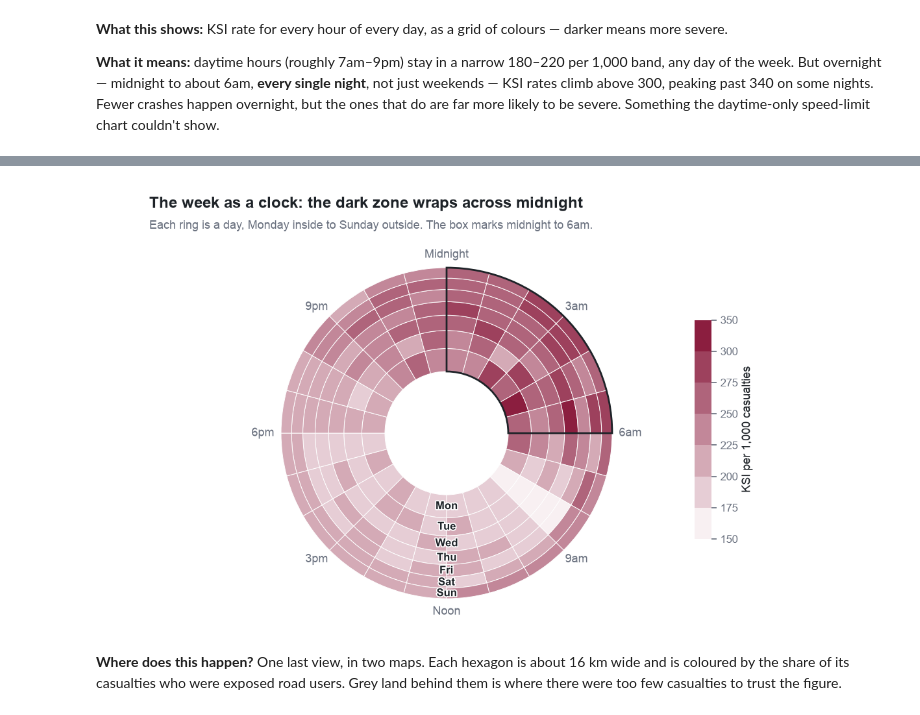
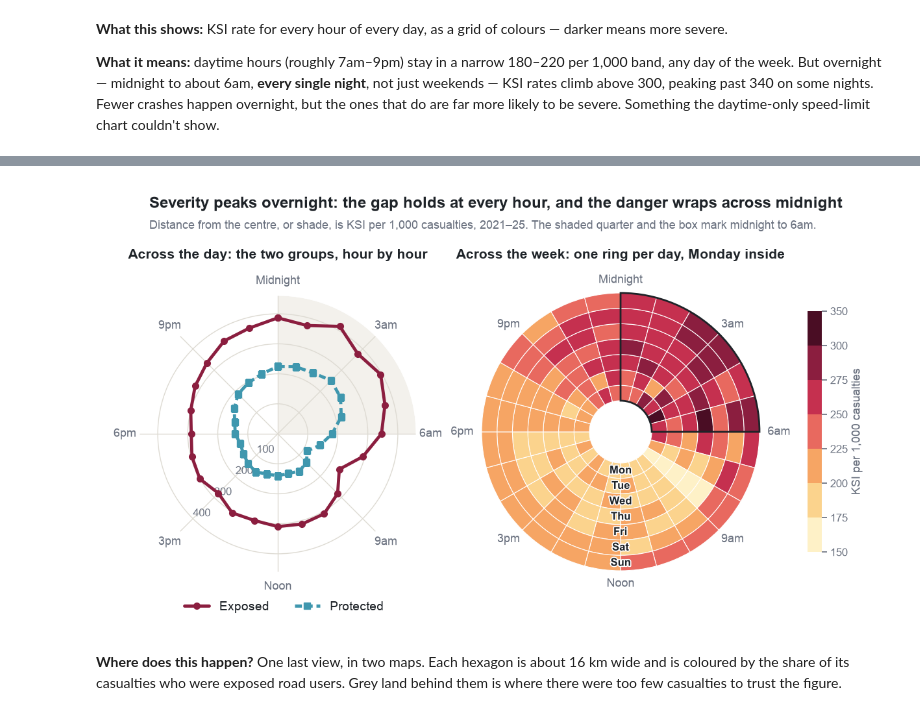
Before and after one commit to hrshankar2002/Data-Vis-Proj, a Jupyter notebook: road_crash_analysis.ipynb, the cells around one changed output, grey strips where cells are left out. Drawn from its saved outputs; the diff is of its cells as text; code cells hidden in the pictures.

```diff
--- a/road_crash_analysis.ipynb
+++ b/road_crash_analysis.ipynb
@@ -74,6 +74,8 @@ FIGURES.mkdir(parents=True, exist_ok=True)
 HARM = "#8B1E3F"
 HARM_MID = "#B9788C"
 HARM_LIGHT = "#DCBBC5"
+BLUE = "#3F97AE"
+BLUE_LIGHT = "#BCDDE6"
 NEUTRAL = "#A8A49C"
 INK = "#1E2328"
 MUTED = "#6B7280"
@@ -81,7 +83,7 @@ RULE = "#DEDBD3"
 
 SEVERITY_COLOURS = {"Slight": NEUTRAL, "Serious": HARM_MID, "Fatal": HARM}
 EXPOSED_COLOUR = HARM
-PROTECTED_COLOUR = NEUTRAL
+PROTECTED_COLOUR = BLUE
 KSI_COLOUR = HARM
 HARM_RAMP = LinearSegmentedColormap.from_list("harm", ["#F8F0F2", HARM])
 
@@ -434,7 +511,7 @@ fig.subplots_adjust(left=0.13, right=0.96, top=0.86, bottom=0.08)
 for y, group, colour in [(1, "Exposed", EXPOSED_COLOUR), (0, "Protected", PROTECTED_COLOUR)]:
     fast = condition_rates.loc[group, "fast"]
     ax.barh(y, 100, height=ROAD_HEIGHT, color=RULE)
-    ax.barh(y, fast, height=ROAD_HEIGHT, color=colour)
+    ax.barh(y, fast, height=ROAD_HEIGHT, color=colour, hatch="////" if group == "Protected" else None, edgecolor=BLUE_LIGHT, linewidth=0)
     # a broken centre line turns each bar into a stretch of road
     ax.plot([0, 100], [y, y], color="white", linewidth=3.5, linestyle=(0, (5, 4)))
     ax.vlines(fast, y - ROAD_HEIGHT / 2 - 0.04, y + ROAD_HEIGHT / 2 + 0.04, color=INK, linewidth=2.5)
@@ -1131,9 +1240,9 @@ for i, row in enumerate(age.itertuples()):
     ax.annotate(f"{row.ksi_per_1000:.0f}", (i, row.ksi_per_1000), textcoords="offset points",
                 xytext=(0, 10), ha="center", fontsize=12)
 # the three age groups the write-up below compares
-for start, end, label in [(2, 3, "Teens (11-20)"), (5, 6, "Adults (26-45)"), (10, 10, "Over 75")]:
-    ax.axvspan(start - 0.5, end + 0.5, color=RULE, alpha=0.5, linewidth=0, zorder=0)
-    ax.text((start + end) / 2, 392, label, ha="center", va="top", fontsize=13, fontweight="bold")
+for start, end, label, height in [(2, 3, "Teens (11-20)", 258), (5, 6, "Adults (26-45)", 208), (10, 10, "Over 75", 358)]:
+    ax.plot([start - 0.3, start - 0.3, end + 0.3, end + 0.3], [height - 7, height, height, height - 7], color=INK, linewidth=1.5)
+    ax.text((start + end) / 2, height + 6, label, ha="center", va="bottom", fontsize=13, fontweight="bold")
 ax.set_xlim(-0.5, 10.5)
 ax.set_ylim(0, 400)
 headline(fig, "Severity climbs with age — a casualty over 75 is twice as likely to be KSI as a child")
@@ -1472,41 +1581,62 @@ Worst cell: Mon 04:00 - 343 per 1,000 (n=446)
 # %%
 from matplotlib.cm import ScalarMappable
-from matplotlib.colors import BoundaryNorm
+from matplotlib.colors import BoundaryNorm, ListedColormap
 
-CLOCK_X, CLOCK_Y = 5.3, 2.98
-CLOCK_HOLE, CLOCK_RIM = 0.95, 2.55
-# equal areas, so the circle doesn't give Monday less room than Sunday
-ring_edges = np.sqrt(np.linspace(CLOCK_HOLE**2, CLOCK_RIM**2, len(pivot) + 1))
-# stepped bands, so one extreme Monday hour doesn't wash out the rest of the night
-clock_norm = BoundaryNorm([150, 175, 200, 225, 250, 275, 300, 350], HARM_RAMP.N)
+hourly = time_df.groupby(["exposure", "hour"])["ksi"].mean().mul(1000).unstack("exposure")
+overnight = hourly.loc[0:5].mean()
+print(f"Mean of the hourly rates, midnight to 6am: exposed {overnight['Exposed']:.0f}, protected {overnight['Protected']:.0f}")
 
 fig = plt.figure(figsize=VIDEO_FIG)
-ax = fig.add_axes([0, 0, 1, 1])
-ax.set_xlim(0, VIDEO_FIG[0])
-ax.set_ylim(0, VIDEO_FIG[1])
-ax.set_aspect("equal")
-ax.axis("off")
-headline(fig, "The week as a clock: the dark zone wraps across midnight",
-         "Each ring is a day, Monday inside to Sunday outside. The box marks midnight to 6am.")
+headline(fig, "Severity peaks overnight: the gap holds at every hour, and the danger wraps across midnight",
+         "Distance from the centre, or shade, is KSI per 1,000 casualties, 2021–25. The shaded quarter and the box mark midnight to 6am.")
+HOUR_LABELS = {0: "Midnight", 3: "3am", 6: "6am", 9: "9am", 12: "Noon", 15: "3pm", 18: "6pm", 21: "9pm"}
 
+# left: one loop per group, closed so that 11pm joins midnight
+ax = fig.add_axes([0.025, 0.125, 0.4, 0.63], projection="polar")
+ax.set_theta_zero_location("N")
+ax.set_theta_direction(-1)
+ax.bar(np.pi / 4, 460, width=np.pi / 2, color="#F3F1EC", linewidth=0, zorder=0)
+angles = np.radians(np.arange(25) * 15)
+for group, colour, marker, style in [("Protected", PROTECTED_COLOUR, "s", (0, (2.2, 1.2))), ("Exposed", EXPOSED_COLOUR, "o", "-")]:
+    values = np.r_[hourly[group].to_numpy(), hourly[group].iloc[0]]
+    ax.plot(angles, values, color=colour, linewidth=3.5, linestyle=style, marker=marker, markersize=7, label=group, zorder=3)
+ax.set_ylim(0, 460)
+ax.set_yticks([100, 200, 300, 400])
+ax.set_yticklabels(["100", "200", "300", "400"], fontsize=12, color=MUTED)
+ax.set_rlabel_position(225)
+ax.set_xticks(np.radians([h * 15 for h in HOUR_LABELS]), HOUR_LABELS.values(), fontsize=13, color=MUTED)
+ax.grid(color=RULE, linewidth=1)
+ax.spines["polar"].set_visible(False)
+handles, labels = ax.get_legend_handles_labels()
+fig.legend(handles[::-1], labels[::-1], loc="lower left", bbox_to_anchor=(0.09, 0.005), frameon=False, ncol=2, fontsize=14)
+fig.text(0.225, 0.84, "Across the day: the two groups, hour by hour", ha="center", fontsize=15, fontweight="bold")
+
+# right: one ring per day, in stepped bands so one extreme Monday hour doesn't wash out the rest of the night
+canvas = fig.add_axes([0, 0, 1, 1], facecolor="none")
+canvas.set_xlim(0, VIDEO_FIG[0])
+canvas.set_ylim(0, VIDEO_FIG[1])
+canvas.set_aspect("equal")
+canvas.axis("off")
+CLOCK_X, CLOCK_Y, CLOCK_HOLE, CLOCK_RIM = 7.98, 3.0, 0.48, 2.14
+ring_edges = np.linspace(CLOCK_HOLE, CLOCK_RIM, len(pivot) + 1)
+clock_ramp = ListedColormap(["#FEF1C7", "#FBD38D", "#F6A564", "#E8695F", "#C5304F", "#8B1E3F", "#4A0D24"])
+clock_norm = BoundaryNorm([150, 175, 200, 225, 250, 275, 300, 350], clock_ramp.N)
 for ring, day in enumerate(pivot.index):
     for hour in pivot.columns:
-        value = pivot.loc[day, hour]
-        ax.add_patch(Wedge((CLOCK_X, CLOCK_Y), ring_edges[ring + 1], 90 - 15 * (hour + 1), 90 - 15 * hour,
-                           width=ring_edges[ring + 1] - ring_edges[ring], facecolor=HARM_RAMP(clock_norm(value)),
-                           edgecolor="white", linewidth=0.7, zorder=1))
-    ax.text(CLOCK_X, CLOCK_Y - (ring_edges[ring] + ring_edges[ring + 1]) / 2, day, ha="center", va="center", fontsize=12, fontweight="bold",
-            path_effects=[path_effects.withStroke(linewidth=2.5, foreground="white")], zorder=3)
+        canvas.add_patch(Wedge((CLOCK_X, CLOCK_Y), ring_edges[ring + 1], 90 - 15 * (hour + 1), 90 - 15 * hour,
+                               width=ring_edges[ring + 1] - ring_edges[ring], facecolor=clock_ramp(clock_norm(pivot.loc[day, hour])),
+                               edgecolor="white", linewidth=0.8, zorder=1))
+    canvas.text(CLOCK_X, CLOCK_Y - (ring_edges[ring] + ring_edges[ring + 1]) / 2, day, ha="center", va="center", fontsize=12, fontweight="bold",
+                path_effects=[path_effects.withStroke(linewidth=2.5, foreground="white")], zorder=3)
+canvas.add_patch(Wedge((CLOCK_X, CLOCK_Y), CLOCK_RIM, 0, 90, width=CLOCK_RIM - CLOCK_HOLE, fill=False, edgecolor=INK, linewidth=2, zorder=2))
+for hour, label in HOUR_LABELS.items():
+    theta = np.radians(90 - 15 * hour)
+    canvas.text(CLOCK_X + (CLOCK_RIM + 0.3) * np.cos(theta), CLOCK_Y + (CLOCK_RIM + 0.2) * np.sin(theta), label, ha="center", va="center", fontsize=13, color=MUTED)
+fig.text(0.665, 0.84, "Across the week: one ring per day, Monday inside", ha="center", fontsize=15, fontweight="bold")
 
-ax.add_patch(Wedge((CLOCK_X, CLOCK_Y), CLOCK_RIM, 0, 90, width=CLOCK_RIM - CLOCK_HOLE, fill=False, edgecolor=INK, linewidth=2, zorder=2))
-for hour, label in {0: "Midnight", 3: "3am", 6: "6am", 9: "9am", 12: "Noon", 15: "3pm", 18: "6pm", 21: "9pm"}.items():
-    theta = np.radians(90 - 15 * hour)
-    ax.text(CLOCK_X + (CLOCK_RIM + 0.28) * np.cos(theta), CLOCK_Y + (CLOCK_RIM + 0.2) * np.sin(theta), label, ha="center", va="center",
-            fontsize=13, color=MUTED)
-
-cbar = fig.colorbar(ScalarMappable(norm=clock_norm, cmap=HARM_RAMP), cax=fig.add_axes([0.76, 0.2, 0.022, 0.5]))
+cbar = fig.colorbar(ScalarMappable(norm=clock_norm, cmap=clock_ramp), cax=fig.add_axes([0.905, 0.17, 0.018, 0.55]))
 cbar.outline.set_visible(False)
-cbar.set_label("KSI per 1,000 casualties", color=INK, fontsize=13)
+cbar.set_label("KSI per 1,000 casualties", color=MUTED, fontsize=13)
 save(fig, "11_time_clock.png")
 plt.show()
 # %% [output]
@@ -1513,4 +1644,4 @@ plt.show()
-[figure, old version]
+[figure, new version]
 # %% [markdown]
 **Where does this happen?** One last view, in two maps. Each hexagon is about 16 km wide and is coloured by the share of its casualties who were exposed road users. Grey land behind them is where there were too few casualties to trust the figure.
 # %%
```
Also changed, not shown: parts of 20 cells of this notebook, 7 other files.
